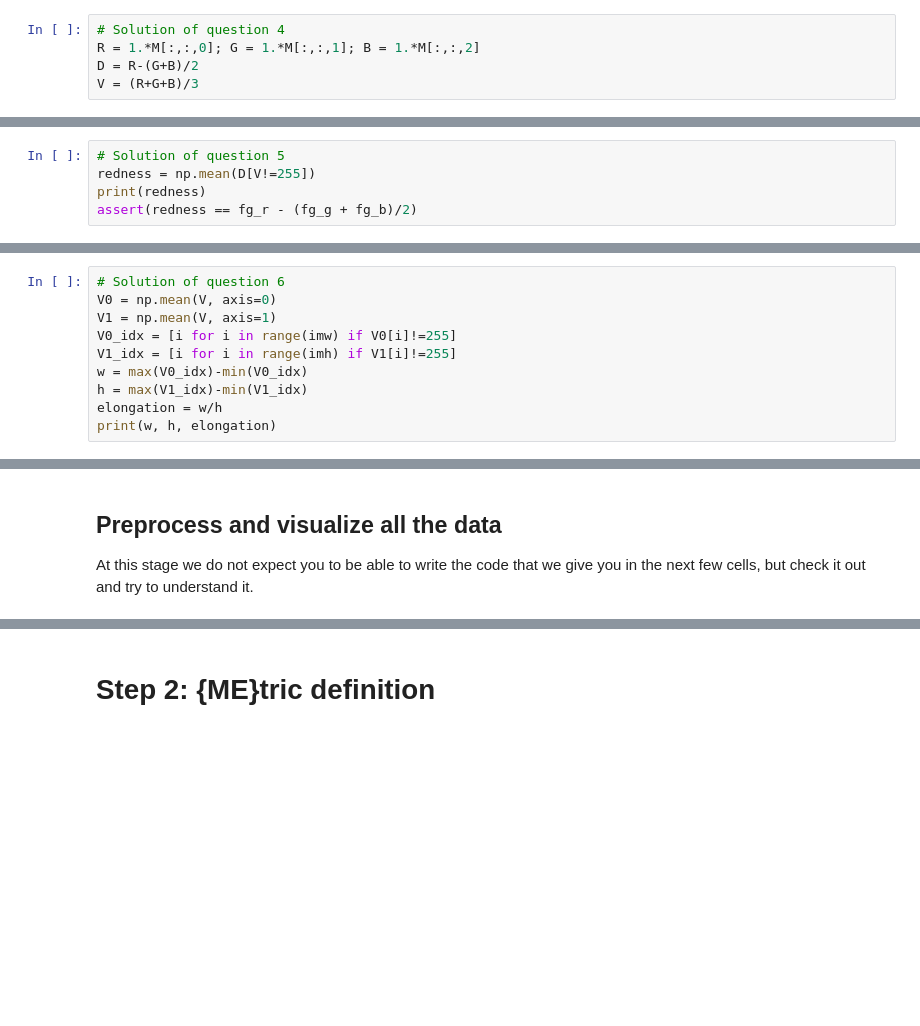
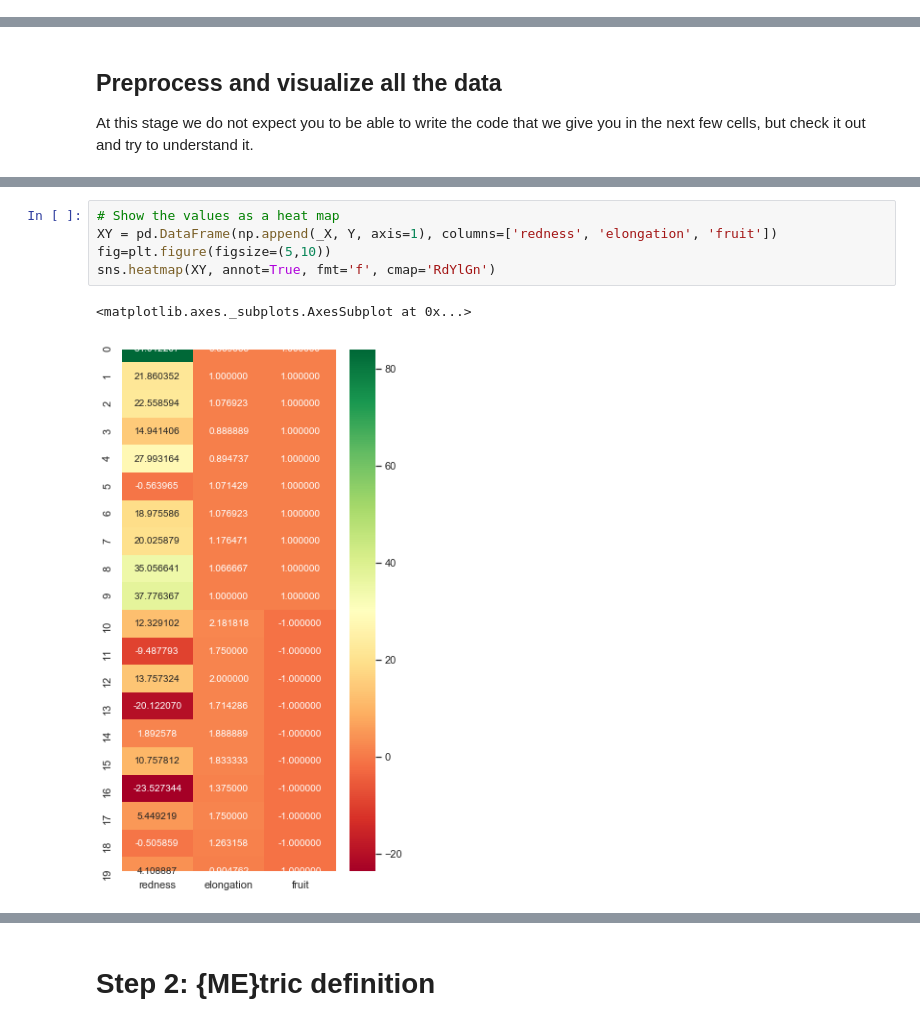
Before and after one commit to madclam/info113, a Jupyter notebook: source/HW1/workflow.ipynb, the cells around one changed output, grey strips where cells are left out. Drawn from its saved outputs; the diff is of its cells as text; blank space fills up the shorter version.

```diff
--- a/source/HW1/workflow.ipynb
+++ b/source/HW1/workflow.ipynb
@@ -88,5 +63,0 @@ Define three arrays of type `float` named `R`, `G`, and `B`, containing the red,
-# %%
-# Solution of question 4
-R = 1.*M[:,:,0]; G = 1.*M[:,:,1]; B = 1.*M[:,:,2]
-D = R-(G+B)/2
-V = (R+G+B)/3
@@ -96,5 +63,0 @@ Create a variable `redness` containing the average (mean) of `D` for the foregro
-# %%
-# Solution of question 5
-redness = np.mean(D[V!=255])
-print(redness)
-assert(redness == fg_r - (fg_g + fg_b)/2)
@@ -106,10 +63,0 @@ Create two mean vectors `V0` and `V1` by averaging (taking the mean) of `V` alon
-# %%
-# Solution of question 6
-V0 = np.mean(V, axis=0)
-V1 = np.mean(V, axis=1)
-V0_idx = [i for i in range(imw) if V0[i]!=255]
-V1_idx = [i for i in range(imh) if V1[i]!=255]
-w = max(V0_idx)-min(V0_idx)
-h = max(V1_idx)-min(V1_idx)
-elongation = w/h
-print(w, h, elongation)
@@ -187,3 +147,11 @@ for k in range(n):
+# %%
+# Show the values as a heat map
+XY = pd.DataFrame(np.append(_X, Y, axis=1), columns=['redness', 'elongation', 'fruit'])
+fig=plt.figure(figsize=(5,10))
+sns.heatmap(XY, annot=True, fmt='f', cmap='RdYlGn')
+# %% [output]
+<matplotlib.axes._subplots.AxesSubplot at 0x...>
+[figure, added]
 # %%
 # For better rendering and improved results, the features are standardized.
 # This means that for each column vector we subtract the mean and divide by the standard deviation
```
Also changed, not shown: parts of 37 cells of this notebook, 20 other files.
